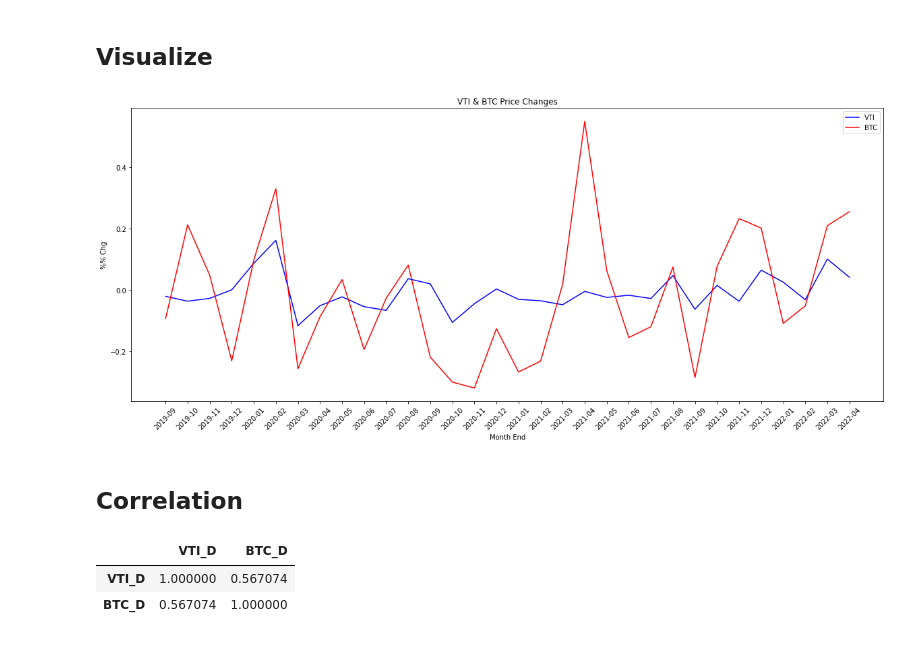
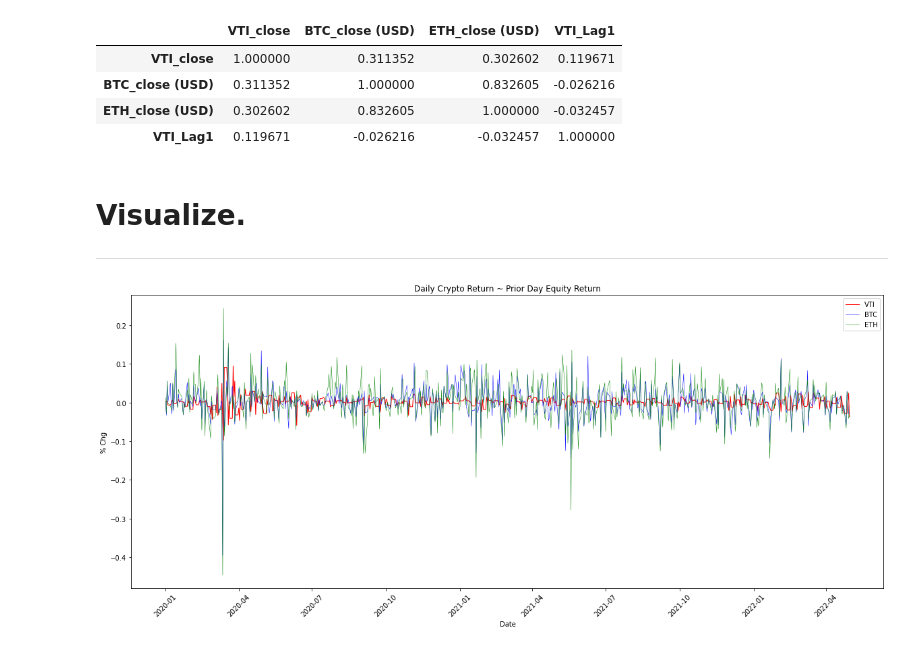
Before and after one commit to Matthew-Amos/Crypto-Correl, a Jupyter notebook: Crypto-Correl.ipynb, the cells around one changed output. Drawn from its saved outputs; the diff is of its cells as text; code cells hidden in the pictures.

Commit message:
daily and lagged return analysis

```diff
--- a/Crypto-Correl.ipynb
+++ b/Crypto-Correl.ipynb
@@ -74,0 +189,6 @@ dt.head()
+# %%
+# Returns.
+R = dt / dt.shift() - 1.00
+
+# Forward fill - makes holidays/weekends the prior close for equities, crypto unaffected.
+R = R.ffill()
@@ -74,0 +218,6 @@ dt.head()
+# %%
+def weekday_ind(idx, weekdays):
+    return [x in weekdays for x in idx]
+
+def weekday_nind(idx, weekdays):
+    return [not x for x in weekday_ind(idx, weekdays)]
@@ -74,0 +235,3 @@ dt.head()
+# %%
+# VTI return from prior day.
+R['VTI_Lag1'] = R['VTI_close'].shift()
@@ -75,21 +253,26 @@ dt.head()
+# %%
+# Don't include common days where equity return didn't occur the immediate day before: sun and mon
+R.loc[weekday_nind(R.index.dayofweek, [6, 0])].corr()
+# %% [output]
+|  | VTI_close | BTC_close (USD) | ETH_close (USD) | VTI_Lag1 |
+| VTI_close | 1.000000 | 0.311352 | 0.302602 | 0.119671 |
+| BTC_close (USD) | 0.311352 | 1.000000 | 0.832605 | -0.026216 |
+| ETH_close (USD) | 0.302602 | 0.832605 | 1.000000 | -0.032457 |
+| VTI_Lag1 | 0.119671 | -0.026216 | -0.032457 | 1.000000 |
 # %% [markdown]
-## Visualize
+# Visualize.
+---
-# %%
-plt.plot(dt.yyyymm, dt.VTI_D, color='blue', label='VTI')
-plt.plot(dt.yyyymm, dt.BTC_D, color='red', label='BTC')
-plt.xticks(rotation=45)
-plt.xlabel('Month End')
-plt.ylabel('%% Chg')
-plt.title('VTI & BTC Price Changes')
-plt.legend()
-plt.show()
-# %% [output]
-[figure, removed]
-# %% [markdown]
-## Correlation
-# %%
-dt[['VTI_D', 'BTC_D']].corr()
-# %% [output]
-|  | VTI_D | BTC_D |
-| VTI_D | 1.000000 | 0.567074 |
-| BTC_D | 0.567074 | 1.000000 |
+# %%
+X = R.loc[(weekday_nind(R.index.dayofweek, [6, 0])) & (R.index >= np.datetime64('2020-01-01'))].reset_index()
+
+plt.plot(X.date, X['VTI_Lag1'], color='red', linewidth=1, label='VTI')
+plt.plot(X.date, X['BTC_close (USD)'], color='blue', linewidth=0.5, label='BTC')
+plt.plot(X.date, X['ETH_close (USD)'], color='green', linewidth=0.5, label='ETH')
+plt.xticks(rotation=45)
+plt.xlabel('Date')
+plt.ylabel('% Chg')
+plt.title('Daily Crypto Return ~ Prior Day Equity Return')
+plt.legend()
+plt.show()
+# %% [output]
+[figure, added]
```
Also changed, not shown: parts of 36 cells of this notebook.
